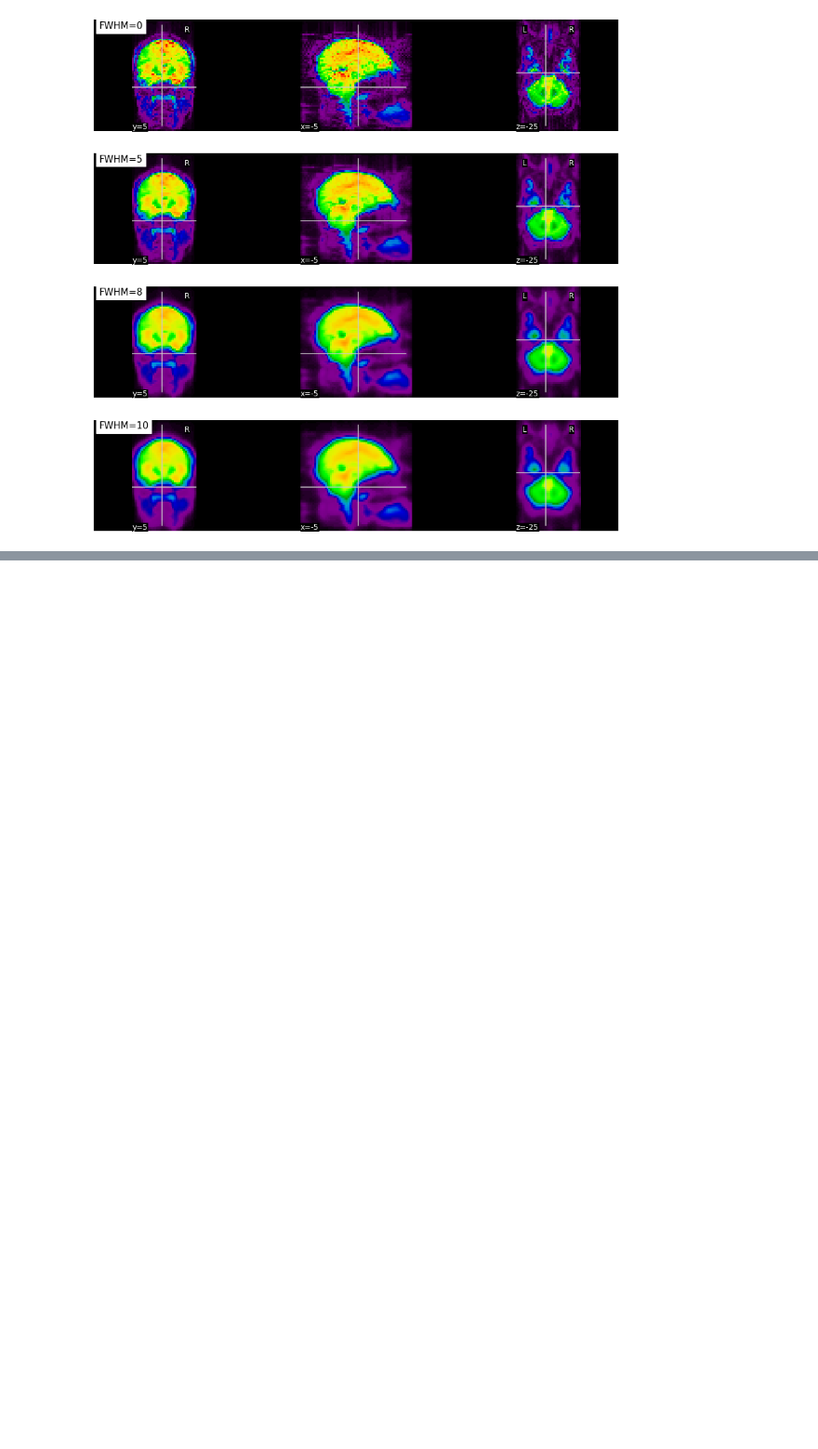
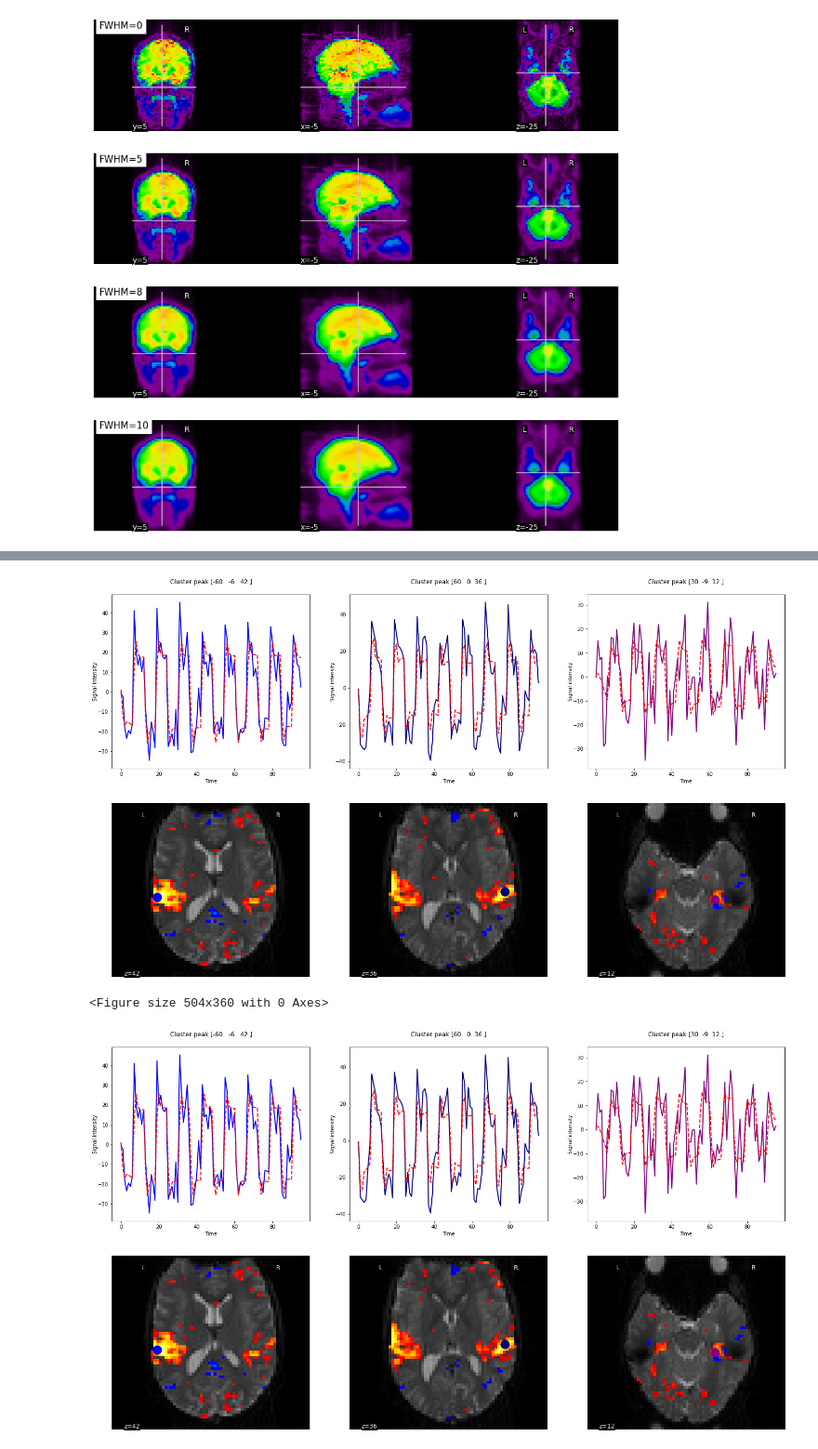
Before and after one commit to methodes-cogneuro/methodes-cogneuro.github.io, a Jupyter notebook: _sources/irm_fonctionnelle.ipynb, the cells around one changed output, grey strips where cells are left out. Shown at 93% size. Saved outputs shown, nothing was run; the diff lists cells and outputs as text; code cells hidden in the pictures; blank space fills up the shorter version.

```diff
--- a/_sources/irm_fonctionnelle.ipynb
+++ b/_sources/irm_fonctionnelle.ipynb
@@ -531 +502,79 @@ design_matrix = pd.DataFrame([1] * n_samples, columns=['intercept'])
+# %%
+# Importe les librairies
+from nilearn.datasets import fetch_spm_auditory
+from nilearn import image
+from nilearn import masking
+import pandas as pd
+
+# initialisation de la figure
+fig = plt.figure(figsize=(7,5))
+
+# load fMRI data
+subject_data = fetch_spm_auditory()
+fmri_img = image.concat_imgs(subject_data.func)
+
+# Make an average
+mean_img = image.mean_img(fmri_img)
+mask = masking.compute_epi_mask(mean_img)
+
+# Clean and smooth data
+fmri_img = image.clean_img(fmri_img, high_pass=0.01, t_r=7, standardize=False)
+fmri_img = image.smooth_img(fmri_img, 5.)
+
+# load events
+events = pd.read_table(subject_data['events'])
+
+# Fit model
+from nilearn.glm.first_level import FirstLevelModel
+fmri_glm = FirstLevelModel(t_r=7,
+                           drift_model='cosine',
+                           signal_scaling=False,
+                           mask_img=mask,
+                           minimize_memory=False)
+
+fmri_glm = fmri_glm.fit(fmri_img, events)
+
+# Extract activation clusters
+from nilearn.reporting import get_clusters_table
+from nilearn import input_data
+z_map = fmri_glm.compute_contrast('active - rest')
+table = get_clusters_table(z_map, stat_threshold=3.1,
+                           cluster_threshold=20).set_index('Cluster ID', drop=True)
+
+# get the 3 largest clusters' max x, y, and z coordinates
+coords = table.loc[range(1, 4), ['X', 'Y', 'Z']].values
+
+# extract time series from each coordinate
+masker = input_data.NiftiSpheresMasker(coords)
+real_timeseries = masker.fit_transform(fmri_img)
+predicted_timeseries = masker.fit_transform(fmri_glm.predicted[0])
+
+# Plot figure
+# colors for each of the clusters
+colors = ['blue', 'navy', 'purple', 'magenta', 'olive', 'teal']
+# plot the time series and corresponding locations
+from nilearn import plotting
+fig1, axs1 = plt.subplots(2, 3)
+for i in range(0, 3):
+    # plotting time series
+    axs1[0, i].set_title('Cluster peak {}\n'.format(coords[i]))
+    axs1[0, i].plot(real_timeseries[:, i], c=colors[i], lw=2)
+    axs1[0, i].plot(predicted_timeseries[:, i], c='r', ls='--', lw=2)
+    axs1[0, i].set_xlabel('Time')
+    axs1[0, i].set_ylabel('Signal intensity', labelpad=0)
+    # plotting image below the time series
+    roi_img = plotting.plot_stat_map(
+        z_map, cut_coords=[coords[i][2]], threshold=3.1, figure=fig1,
+        axes=axs1[1, i], display_mode='z', colorbar=False, bg_img=mean_img)
+    roi_img.add_markers([coords[i]], colors[i], 300)
+
+fig1.set_size_inches(24, 14)
+
+# Glue the figure
+from myst_nb import glue
+glue("auditory-fig", fig1, display=False)
+# %% [output]
+[figure, added]
+<Figure size 504x360 with 0 Axes>
+[figure, added]
 # %% [markdown]
```
Also changed, not shown: parts of 7 cells of this notebook, 8 other files.
